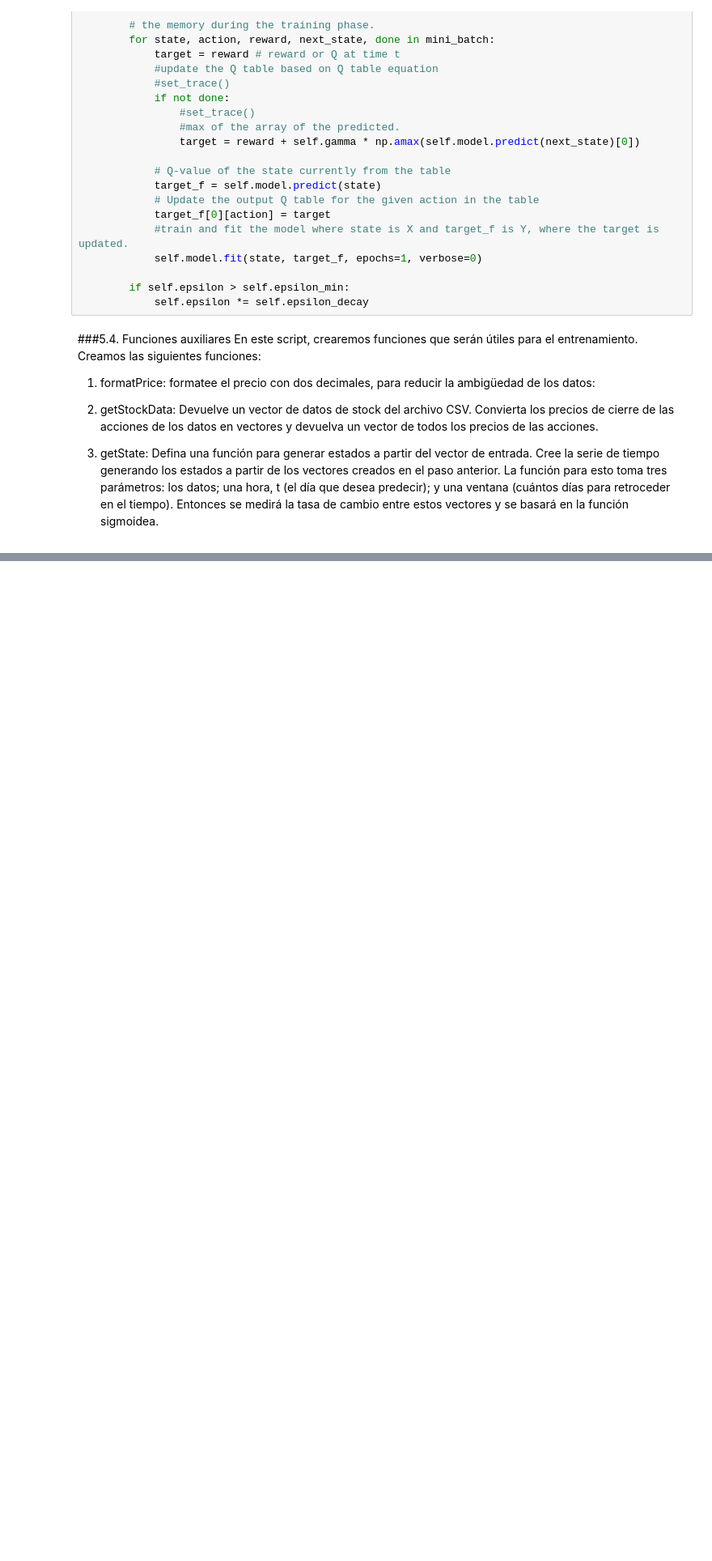
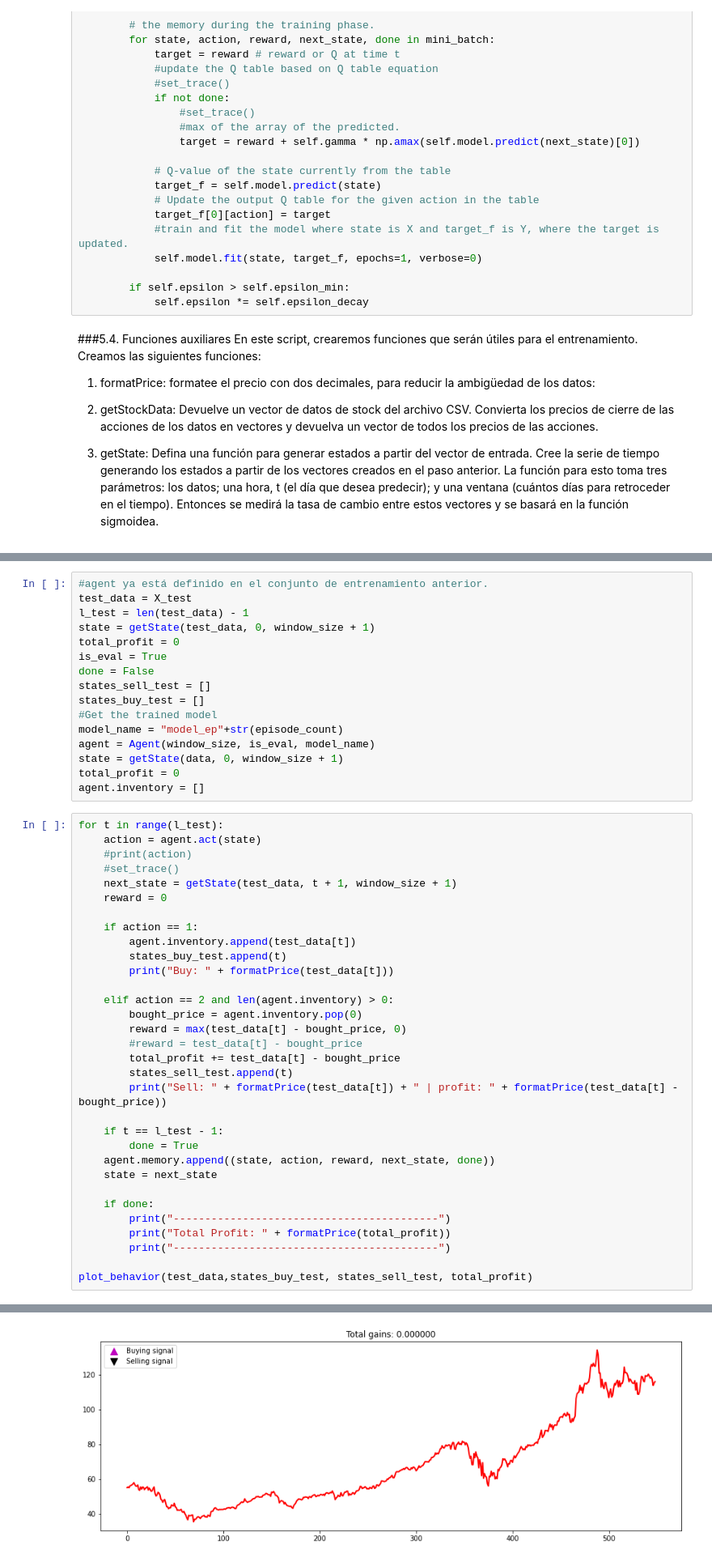
Before and after one commit to handielg/Python, a Jupyter notebook: Reinforcement_Learning_based_Trading_Strategy.ipynb, the cells around one changed output, grey strips where cells are left out. Shown: that part at 81% size. Saved outputs shown, nothing was run; the diff lists cells and outputs as text; blank space fills up the shorter version.

```diff
--- a/Reinforcement_Learning_based_Trading_Strategy.ipynb
+++ b/Reinforcement_Learning_based_Trading_Strategy.ipynb
@@ -264,0 +446,49 @@ En este script, crearemos funciones que serán útiles para el entrenamiento. Cr
+# %%
+#agent ya está definido en el conjunto de entrenamiento anterior.
+test_data = X_test
+l_test = len(test_data) - 1
+state = getState(test_data, 0, window_size + 1)
+total_profit = 0
+is_eval = True
+done = False
+states_sell_test = []
+states_buy_test = []
+#Get the trained model
+model_name = "model_ep"+str(episode_count)
+agent = Agent(window_size, is_eval, model_name)
+state = getState(data, 0, window_size + 1)
+total_profit = 0
+agent.inventory = []
+# %%
+for t in range(l_test):
+    action = agent.act(state)
+    #print(action)
+    #set_trace()
+    next_state = getState(test_data, t + 1, window_size + 1)
+    reward = 0
+
+    if action == 1:
+        agent.inventory.append(test_data[t])
+        states_buy_test.append(t)
+        print("Buy: " + formatPrice(test_data[t]))
+
+    elif action == 2 and len(agent.inventory) > 0:
+        bought_price = agent.inventory.pop(0)
+        reward = max(test_data[t] - bought_price, 0)
+        #reward = test_data[t] - bought_price
+        total_profit += test_data[t] - bought_price
+        states_sell_test.append(t)
+        print("Sell: " + formatPrice(test_data[t]) + " | profit: " + formatPrice(test_data[t] - bought_price))
+
+    if t == l_test - 1:
+        done = True
+    agent.memory.append((state, action, reward, next_state, done))
+    state = next_state
+
+    if done:
+        print("------------------------------------------")
+        print("Total Profit: " + formatPrice(total_profit))
+        print("------------------------------------------")
+
+plot_behavior(test_data,states_buy_test, states_sell_test, total_profit)
+# %% [output]
@@ -264,0 +498 @@ En este script, crearemos funciones que serán útiles para el entrenamiento. Cr
+[figure, added]
```
Also changed, not shown: parts of 13 cells of this notebook.
